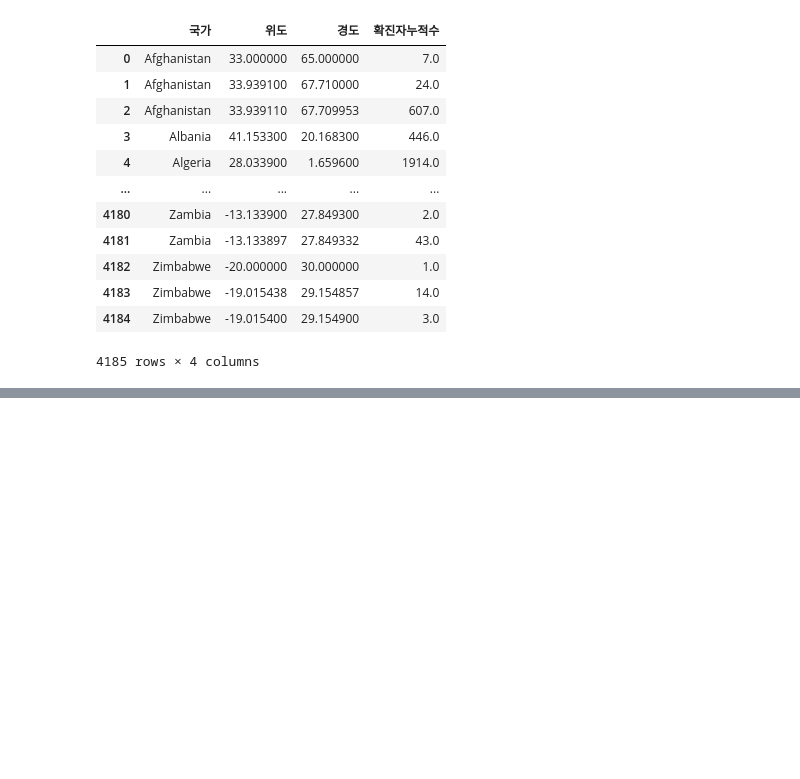
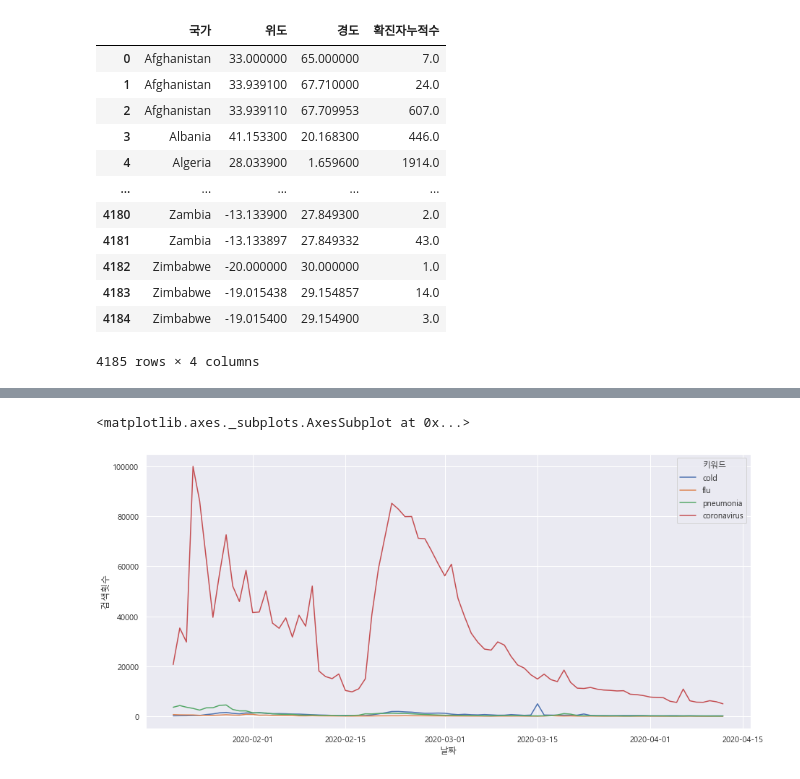
Before and after one commit to young-hun-jo/KaggleStruggle, a Jupyter notebook: covid_19/Dacon_covid19_3week.ipynb, the cells around one changed output, grey strips where cells are left out. Saved outputs shown, nothing was run; the diff lists cells and outputs as text; code cells hidden in the pictures; blank space fills up the shorter version.

```diff
--- a/covid_19/Dacon_covid19_3week.ipynb
+++ b/covid_19/Dacon_covid19_3week.ipynb
@@ -209,0 +284,2 @@ m
+# %%
+df_trend.columns = ['날짜','키워드','검색횟수']
@@ -209,0 +299,5 @@ m
+# %%
+# 검색횟수가
+df_trend['검색횟수'] = round(df_trend['검색횟수'].mul(1000))
+df_trend['검색횟수'] = df_trend['검색횟수'].astype(int)
+df_trend.head()
@@ -209,0 +324,3 @@ m
+# %%
+# 날짜 칼럼 데이터 타입 datetime으로 바꿔주기
+df_trend['날짜'] = pd.to_datetime(df_trend['날짜'])
@@ -209,0 +339,4 @@ m
+# %%
+# 2020년 1월 20일 ~ 2020년 4월 12일 데이터만 추출
+df_trend_1 = df_trend.loc[df_trend['날짜'].isin(pd.date_range(start='01/20/2020', end='04/12/2020'))].copy()
+df_trend_1.head()
@@ -209,0 +352,6 @@ m
+# %%
+plt.figure(figsize=(15,7))
+sns.lineplot(data=df_trend_1, x='날짜',y='검색횟수',hue='키워드', ci=None)
+# %% [output]
+<matplotlib.axes._subplots.AxesSubplot at 0x...>
+[figure, added]
```
Also changed, not shown: parts of 23 cells of this notebook.
